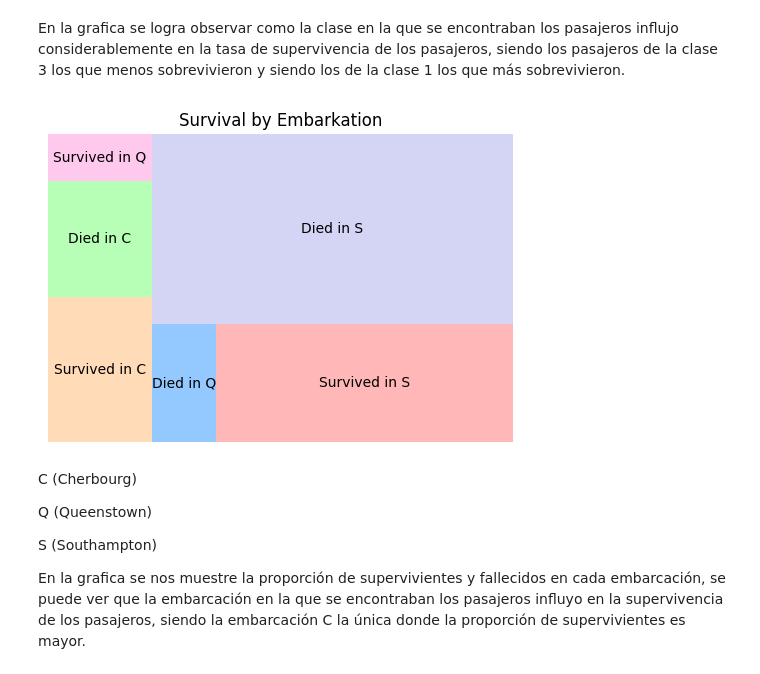
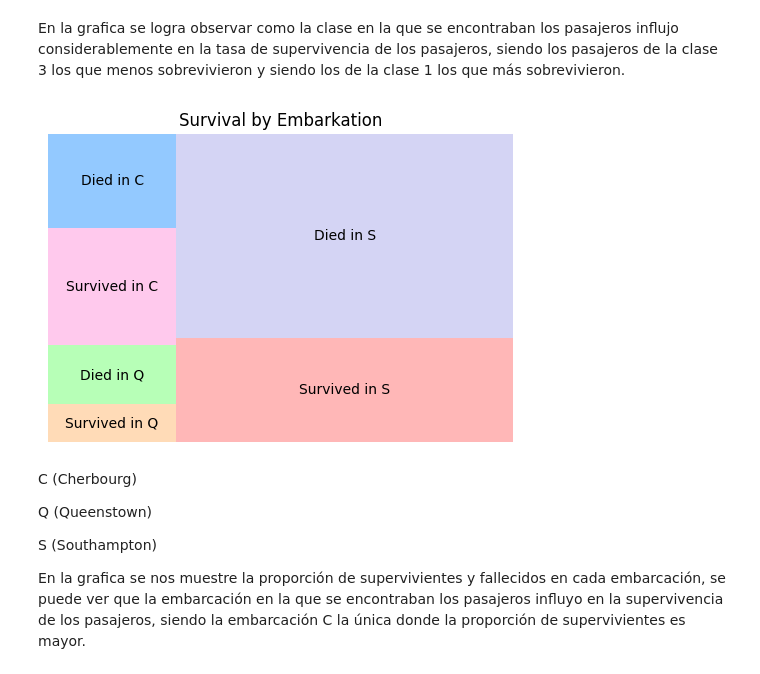
Before and after one commit to yoshikagua/MetNumUN2024I, a Jupyter notebook: Quiz3/staguirreg_quiz3.ipynb, the cells around one changed output. Saved outputs shown, nothing was run; the diff lists cells and outputs as text; code cells hidden in the pictures.

```diff
--- a/Quiz3/staguirreg_quiz3.ipynb
+++ b/Quiz3/staguirreg_quiz3.ipynb
@@ -761,26 +755,26 @@ En la grafica se logra observar como la clase en la que se encontraban los pasaj
 # %%
 import matplotlib.pyplot as plt
 import squarify
 
-categories = ['Survived in C', 'Died in C', 'Survived in Q', 'Died in Q', 'Survived in S', 'Died in S']
+categories = ['Survived in Q', 'Died in Q', 'Survived in C', 'Died in C', 'Survived in S', 'Died in S']
 proportions = [
+    len(titanic[(titanic['Embarked'] == 'Q') & (titanic['Survived'] == 1)]) / len(titanic),
+    len(titanic[(titanic['Embarked'] == 'Q') & (titanic['Survived'] == 0)]) / len(titanic),
     len(titanic[(titanic['Embarked'] == 'C') & (titanic['Survived'] == 1)]) / len(titanic),
     len(titanic[(titanic['Embarked'] == 'C') & (titanic['Survived'] == 0)]) / len(titanic),
-    len(titanic[(titanic['Embarked'] == 'Q') & (titanic['Survived'] == 1)]) / len(titanic),
-    len(titanic[(titanic['Embarked'] == 'Q') & (titanic['Survived'] == 0)]) / len(titanic),
     len(titanic[(titanic['Embarked'] == 'S') & (titanic['Survived'] == 1)]) / len(titanic),
-    len(titanic[(titanic['Embarked'] == 'S') & (titanic['Survived'] == 0)]) / len(titanic)]
+    len(titanic[(titanic['Embarked'] == 'S') & (titanic['Survived'] == 0)]) / len(titanic),]
 
 colors = ['#ffcc99', '#99ff99', '#ffb3e6', '#66b3ff', '#ff9999', '#c2c2f0']
 
 plt.figure(figsize=(6, 4))
 squarify.plot(sizes=proportions, label=categories, color=colors, alpha=0.7)
 plt.axis('off')
 
 plt.title('Survival by Embarkation')
 plt.show()
 # %% [output]
-[figure, old version]
+[figure, new version]
 # %% [markdown]
 C (Cherbourg)
 
```
Also changed, not shown: parts of 7 cells of this notebook.
